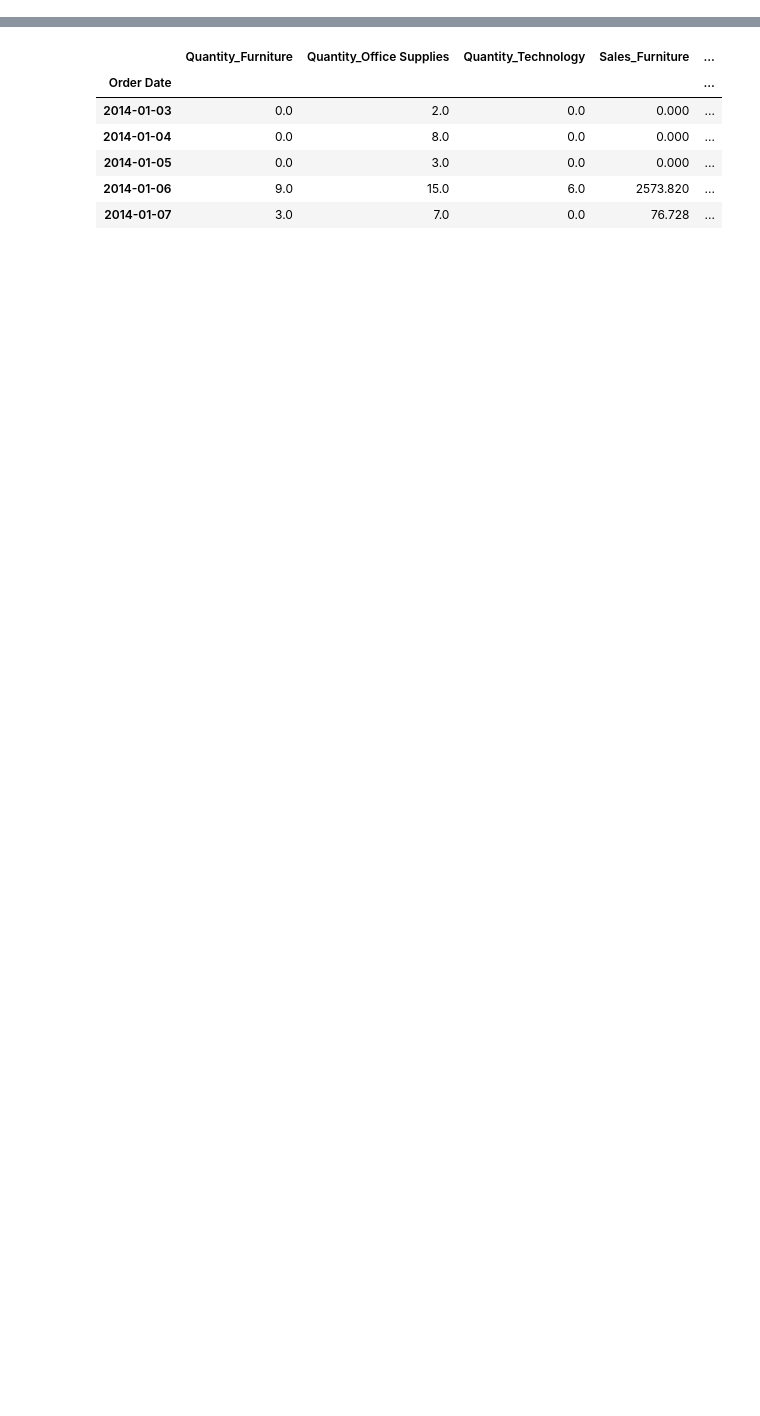
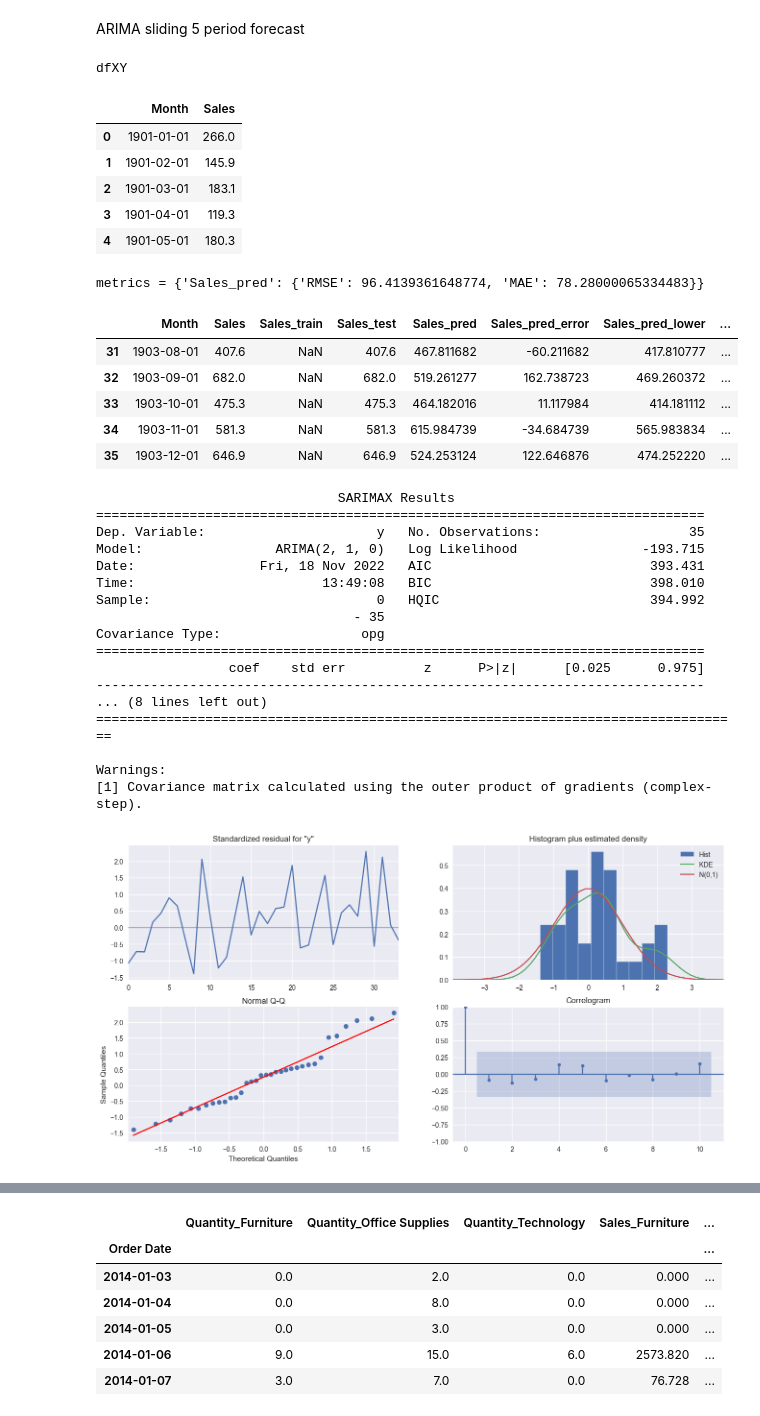
Before and after one commit to Aljgutier/sforecast, a Jupyter notebook: docs/example.ipynb, the cells around one changed output, grey strips where cells are left out. Cells and saved outputs as stored; diff of their text form; code cells hidden in the pictures; blank space fills up the shorter version.

```diff
--- a/docs/example.ipynb
+++ b/docs/example.ipynb
@@ -102,0 +77,66 @@ bp.lineplot(df_catsales[df_catsales["Order Date"]>=d],"Order Date","Quantity",hu
+# %% [markdown]
+ARIMA sliding 5 period forecast
+# %%
+Npred=5
+dfXY = df_shampoo
+print('dfXY')
+display(dfXY.head())
+
+tswin_params = {
+    "Npred":Npred,
+    "Nlags":5,
+    "minmax" :(0,None)}
+
+cm_parameters = {
+    "model":"arima",
+    "order":(2,1,0)
+}
+
+y = "Sales"
+sf_arima = sf.sforecast(y = y, model=None,model_type="cm", cm_parameters=cm_parameters,
+                    tswin_parameters=tswin_params,)
+
+df_pred_arima = sf_arima.forecast(dfXY)
+
+
+print(f'\nmetrics = {sf_arima.metrics}')
+dfXY_pred_arima = dfXY.join(df_pred_arima)
+display(dfXY_pred_arima.tail())
+
+print(sf_arima.model_fit.summary())
+
+sf_arima.model_fit.plot_diagnostics(figsize=(16, 8))
+plt.show()
+# %% [output]
+dfXY
+|  | Month | Sales |
+| 0 | 1901-01-01 | 266.0 |
+| 1 | 1901-02-01 | 145.9 |
+| 2 | 1901-03-01 | 183.1 |
+| 3 | 1901-04-01 | 119.3 |
+| 4 | 1901-05-01 | 180.3 |
+metrics = {'Sales_pred': {'RMSE': 96.4139361648774, 'MAE': 78.28000065334483}}
+|  | Month | Sales | Sales_train | Sales_test | Sales_pred | Sales_pred_error | Sales_pred_lower | ... |
+| 31 | 1903-08-01 | 407.6 | NaN | 407.6 | 467.811682 | -60.211682 | 417.810777 | ... |
+| 32 | 1903-09-01 | 682.0 | NaN | 682.0 | 519.261277 | 162.738723 | 469.260372 | ... |
+| 33 | 1903-10-01 | 475.3 | NaN | 475.3 | 464.182016 | 11.117984 | 414.181112 | ... |
+| 34 | 1903-11-01 | 581.3 | NaN | 581.3 | 615.984739 | -34.684739 | 565.983834 | ... |
+| 35 | 1903-12-01 | 646.9 | NaN | 646.9 | 524.253124 | 122.646876 | 474.252220 | ... |
+                               SARIMAX Results
+==============================================================================
+Dep. Variable:                      y   No. Observations:                   35
+Model:                 ARIMA(2, 1, 0)   Log Likelihood                -193.715
+Date:                Fri, 18 Nov 2022   AIC                            393.431
+Time:                        13:49:08   BIC                            398.010
+Sample:                             0   HQIC                           394.992
+                                 - 35
+Covariance Type:                  opg
+==============================================================================
+                 coef    std err          z      P>|z|      [0.025      0.975]
+------------------------------------------------------------------------------
+... (8 lines left out)
+===================================================================================
+
+Warnings:
+[1] Covariance matrix calculated using the outer product of gradients (complex-step).
+[figure, added]
```
Also changed, not shown: parts of 113 cells of this notebook, 10 other files.
